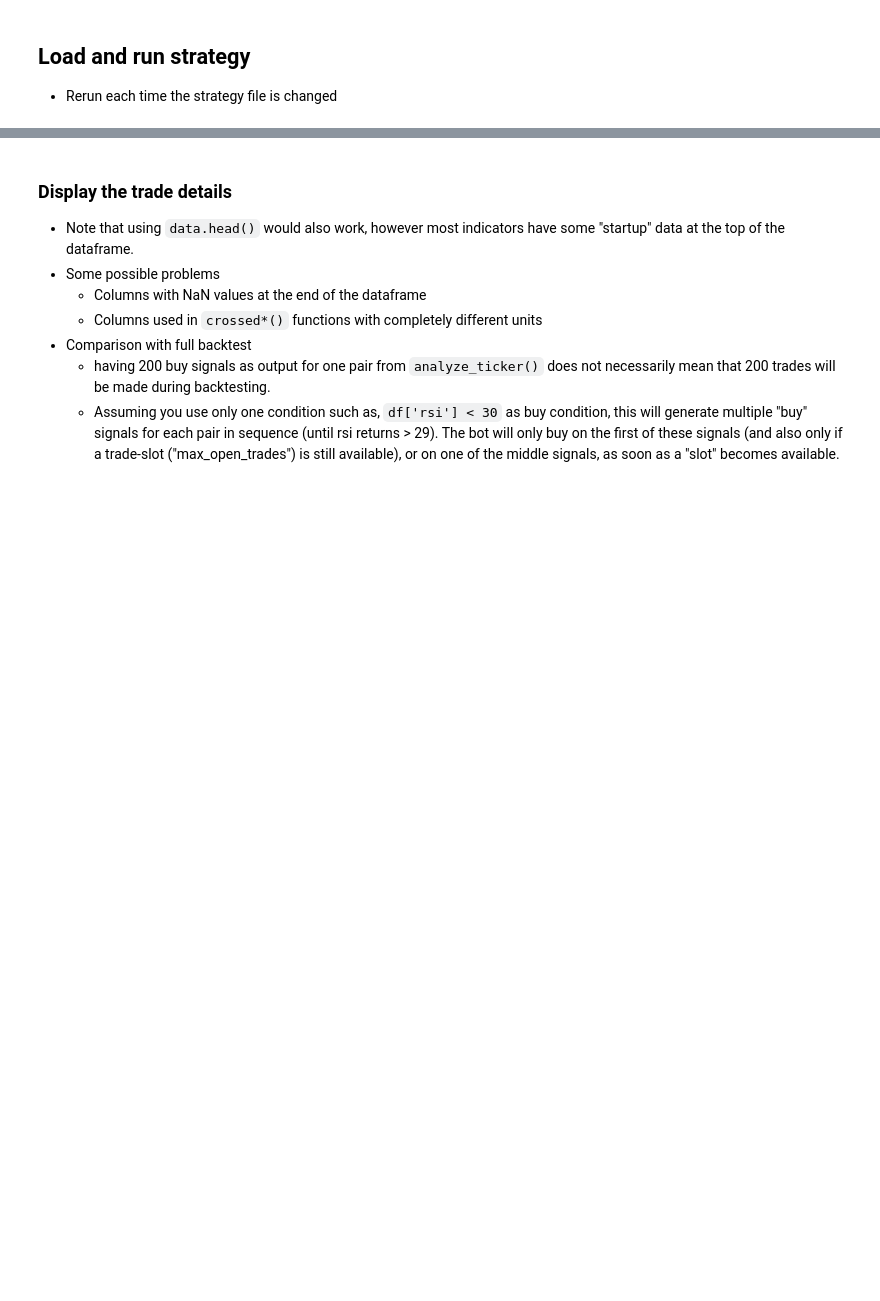
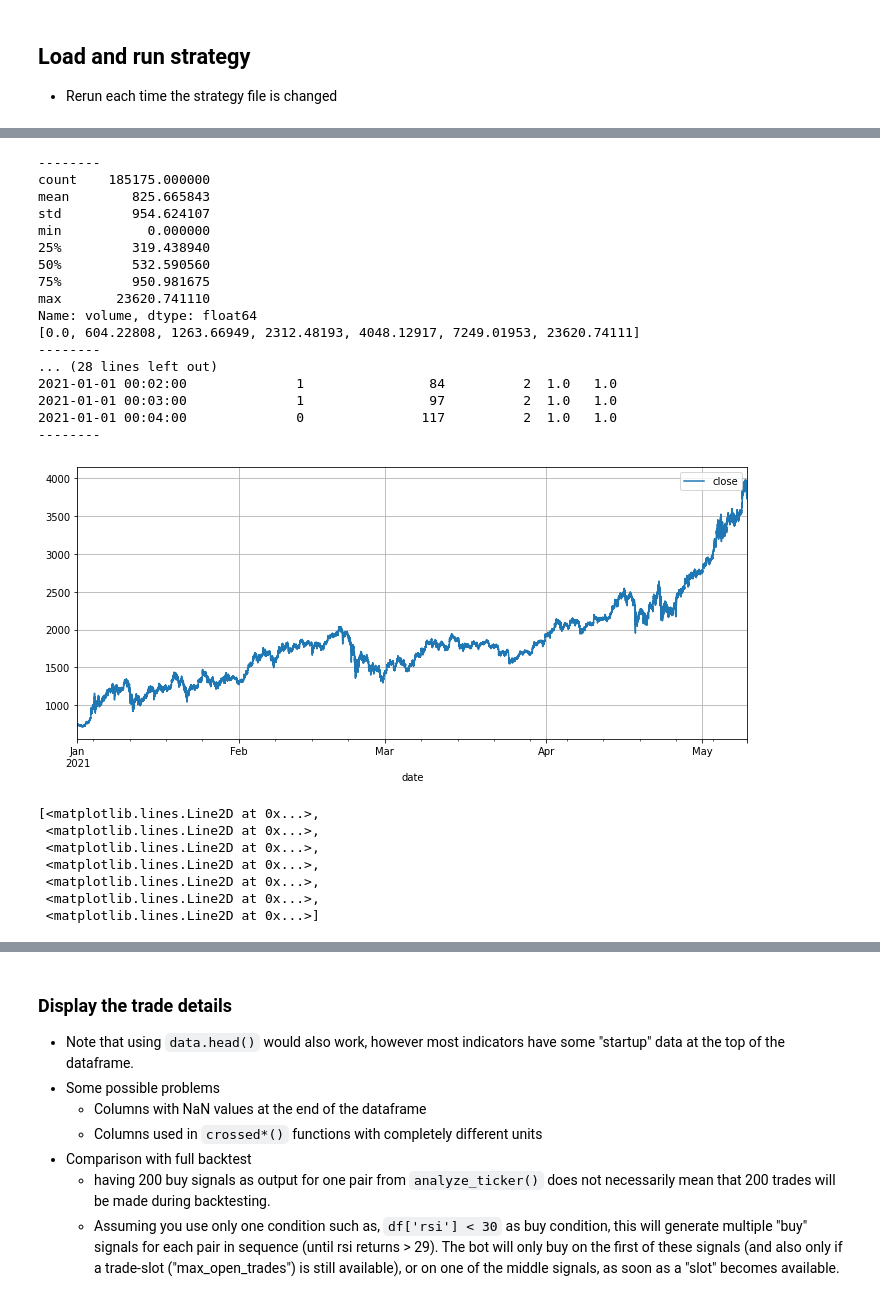
Before and after one commit to Capia/giia, a Jupyter notebook: src/freqtrade/user_data/notebooks/strategy_analysis_example.ipynb, the cells around one changed output, grey strips where cells are left out. Cells and saved outputs as stored; diff of their text form; code cells hidden in the pictures; blank space fills up the shorter version.

```diff
--- a/src/freqtrade/user_data/notebooks/strategy_analysis_example.ipynb
+++ b/src/freqtrade/user_data/notebooks/strategy_analysis_example.ipynb
@@ -73,34 +112,58 @@ candles.head()
 # %%
-import matplotlib.pyplot as plt
-
-# Load strategy using values set above
-from freqtrade.resolvers import StrategyResolver
-
-import data_processing.marshal_features as mf
-
-# candles_df = candles.tail(50).copy()
-candles_df = candles.copy()
-strategy = StrategyResolver.load_strategy(freqtrade_config)
-
-# Generate buy/sell signals using strategy
-df = strategy.analyze_ticker(candles_df, {'pair': config.CRYPTO_PAIR})
-
-print("--------")
-print(df["volume_bin"].value_counts())
 print("--------")
 print(df["volume"].describe())
+import jenkspy
+NATURAL_VOLUME_BREAKS = jenkspy.jenks_breaks(df["volume"], nb_class=6)
+print(NATURAL_VOLUME_BREAKS)
 print("--------")
-print(df.head())
+print(df.head(5))
 print("--------")
 
-df_plot = df.drop(['sell', 'buy'], axis=1)
-ax = df_plot.plot(kind='scatter', x='volume_bin', y='date', figsize=(15, 15))
-# [plt.axvline(x) for x in mf.NATURAL_VOLUME_BREAKS]
+# df_plot = df.drop(['sell', 'buy', "volume", "open", "high", "low", "close", "hma"], axis=1)
+df_plot2 = df[["close"]]
+ax = df_plot2.plot(figsize=(12, 5))
+plt.grid()
+plt.legend(df_plot2.columns)
+plt.show()
+
+ax = df.plot(kind='scatter', x="volume", y='close', figsize=(15, 15))
+[plt.axvline(x) for x in mf.NATURAL_VOLUME_BREAKS]
 
 # # This takes some time to generate
 # from pandas.plotting import scatter_matrix
 # scatter_matrix(df_plot, alpha=0.2, figsize=(12, 12), diagonal='kde')
 
-ax = df_plot.plot(kind='scatter', x='volume_bin', y='pattern_detected', figsize=(15, 15))
-ax = df_plot.plot(kind='scatter', x='pattern_count', y='pattern_detected', figsize=(15, 15))
+# df_plot[-499:].plot(figsize=(12, 5), linewidth=2)
+# plt.grid()
+# plt.legend(df_plot.columns)
+# plt.show()
+
+# ax = df_plot.plot(kind='scatter', x='volume_bin', y='pattern_detected', figsize=(15, 15))
+# ax = df_plot.plot(kind='scatter', x='pattern_count', y='pattern_detected', figsize=(15, 15))
 # ax = df_plot.plot(kind='scatter', x='volume', y='pattern_detected', figsize=(15, 15))
+# %% [output]
+--------
+count    185175.000000
+mean        825.665843
+std         954.624107
+min           0.000000
+25%         319.438940
+50%         532.590560
+75%         950.981675
+max       23620.741110
+Name: volume, dtype: float64
+[0.0, 604.22808, 1263.66949, 2312.48193, 4048.12917, 7249.01953, 23620.74111]
+--------
+... (28 lines left out)
+2021-01-01 00:02:00              1                84          2  1.0   1.0
+2021-01-01 00:03:00              1                97          2  1.0   1.0
+2021-01-01 00:04:00              0               117          2  1.0   1.0
+--------
+[figure, added]
+[<matplotlib.lines.Line2D at 0x...>,
+ <matplotlib.lines.Line2D at 0x...>,
+ <matplotlib.lines.Line2D at 0x...>,
+ <matplotlib.lines.Line2D at 0x...>,
+ <matplotlib.lines.Line2D at 0x...>,
+ <matplotlib.lines.Line2D at 0x...>,
+ <matplotlib.lines.Line2D at 0x...>]
```
Also changed, not shown: parts of 5 cells of this notebook, 12 other files.
